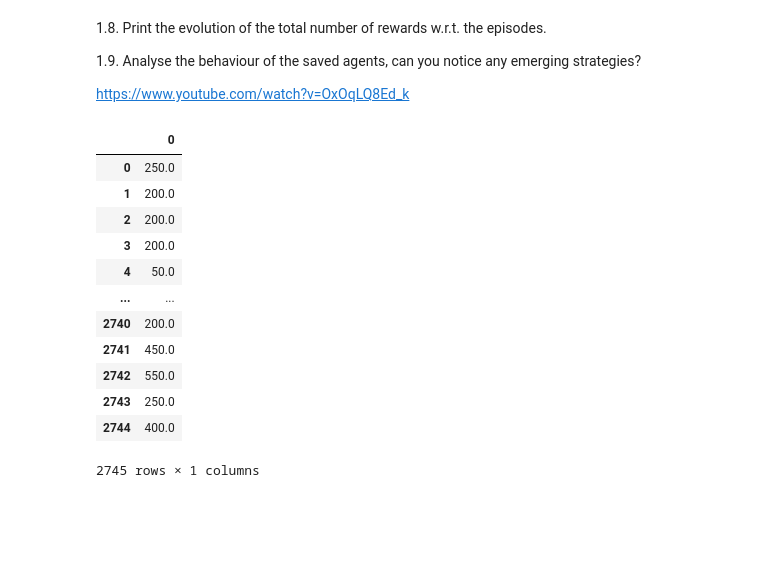
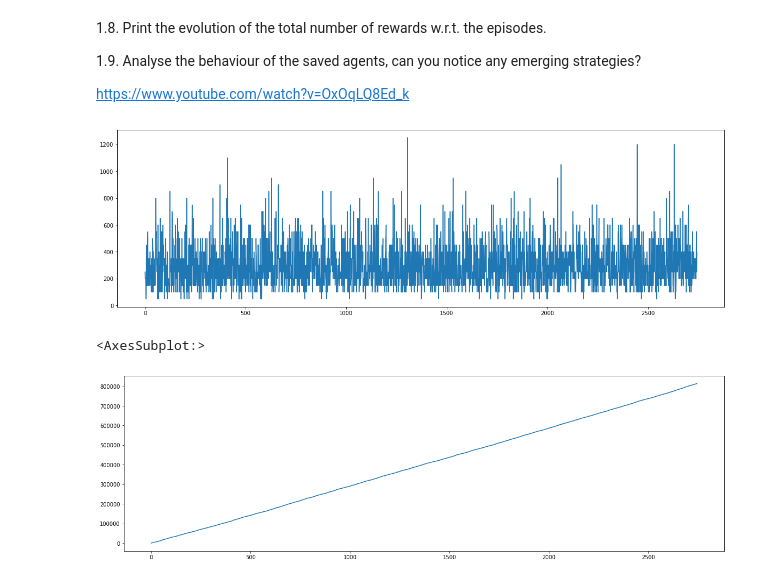
Before and after one commit to Intenzo21/asterix-rl, a Jupyter notebook: Assessment_1_Task1_wrap.ipynb, the cells around one changed output. Saved outputs shown, nothing was run; the diff lists cells and outputs as text; code cells hidden in the pictures; blank space fills up the shorter version.

```diff
--- a/Assessment_1_Task1_wrap.ipynb
+++ b/Assessment_1_Task1_wrap.ipynb
@@ -388,18 +388,16 @@ np.stack([1,2,3]).reshape(3,1)
 # %%
 import pandas as pd
 x = pd.DataFrame(data=ep_rewards)
-x
-# %% [output]
-|  | 0 |
-| 0 | 250.0 |
-| 1 | 200.0 |
-| 2 | 200.0 |
-| 3 | 200.0 |
-| 4 | 50.0 |
-| ... | ... |
-| 2740 | 200.0 |
-| 2741 | 450.0 |
-| 2742 | 550.0 |
-| 2743 | 250.0 |
-| 2744 | 400.0 |
-2745 rows × 1 columns
+# %%
+
+
+plt.rcParams['figure.figsize']= (20,6)
+plt.plot(ep_rewards)
+plt.show()
+# %% [output]
+[figure, added]
+# %%
+x['sum'].plot()
+# %% [output]
+<AxesSubplot:>
+[figure, added]
```
Also changed, not shown: parts of 1 cell of this notebook, 1 other file.
